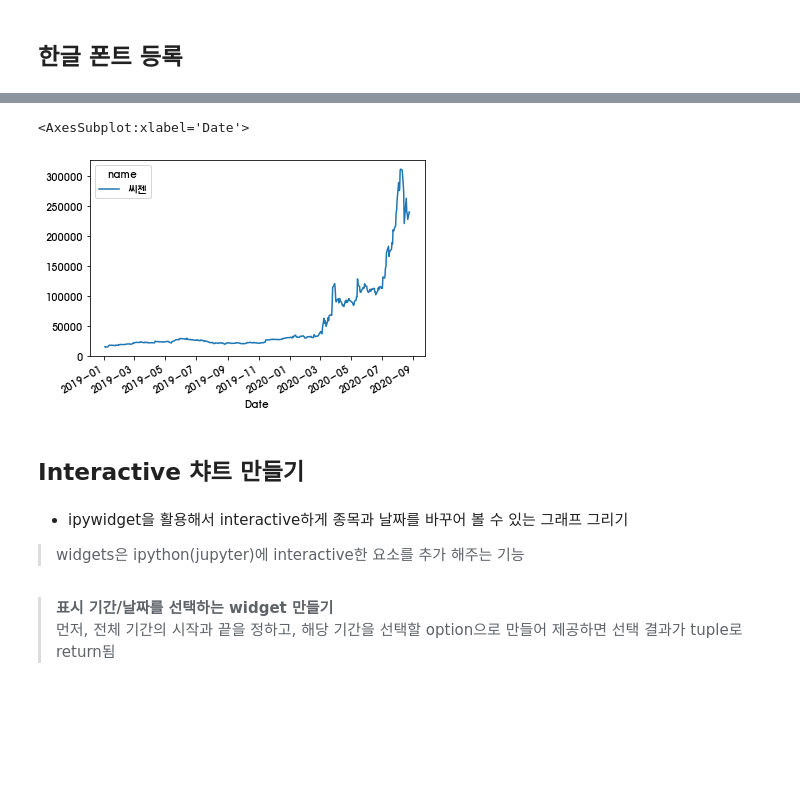
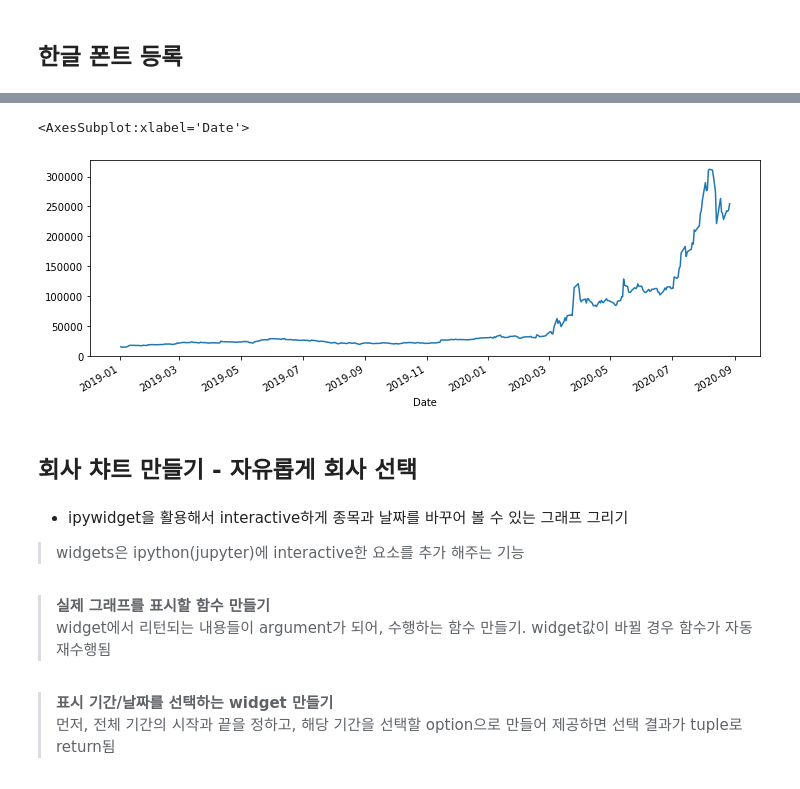
Before and after one commit to sumyeon/python_analytics_atoz, a Jupyter notebook: financial_analysis.ipynb, the cells around one changed output, grey strips where cells are left out. Saved outputs shown, nothing was run; the diff lists cells and outputs as text; code cells hidden in the pictures; blank space fills up the shorter version.

```diff
--- a/financial_analysis.ipynb
+++ b/financial_analysis.ipynb
@@ -118,14 +125,27 @@ pdrdata.DataReader('054620', 'naver', '2020-08-01','2020-08-15')
 ## 회사별 주식 정보를 리턴
 # %%
 def getStockHistory(companylist, start='2018-01-01', end=datetime.datetime.now().strftime('%Y-%m-%d')):
+    """
+    return the stock histories of the companies given
+
+    Parameters:
+        companylist : list - list of company names or codes
+        start       : Str - start date string
+        end         : Str - end date string
+
+    Returns:
+        list : list of stock history data frame
+    """
 
     if isinstance(companylist[0], str) and not companylist[0].isnumeric():
         companylist = [name2code_dict[name] for name in companylist]
 
     dflist = [pdrdata.DataReader(code, 'naver', start, end) for code in companylist]
     dflist2 = [df.apply(pd.to_numeric) for df in dflist]
+
     for idx, code in enumerate(companylist):
-        dflist2[idx]['name'] = code2name_dict[code]
-        dflist2[idx] = dflist2[idx].set_index('name', append=True).unstack()
+        dflist2[idx]['name'] = code2name_dict[code]      # index에 회사명을 추가
+        dflist2[idx] = dflist2[idx].set_index('name', append=True).unstack()   # index의 회사명을 column으로 보내기
+        dflist2[idx] = dflist2[idx].swaplevel(0,1,1)
     return pd.concat(dflist2, axis=1)
 # %%
@@ -182,2 +202,4 @@ plt.rc('font', family=font_name)
+# %%
+name = "씨젠"
 # %%
-stockdf = getStockHistory(["씨젠"], start='2019-01-01')
+stockdf = getStockHistory([name], start='2019-01-01')
@@ -184,12 +217,15 @@ stockdf = getStockHistory(["씨젠"], start='2019-01-01')
 # %%
-stockdf['Close'].plot()
+stockdf[(name,'Close')].plot(figsize=(12,4))
 # %% [output]
 <AxesSubplot:xlabel='Date'>
-[figure, old version]
+[figure, new version]
 # %% [markdown]
-## Interactive 챠트 만들기
+## 회사 챠트 만들기 - 자유롭게 회사 선택
 # %% [markdown]
  - ipywidget을 활용해서 interactive하게 종목과 날짜를 바꾸어 볼 수 있는 그래프 그리기
  > widgets은 ipython(jupyter)에 interactive한 요소를 추가 해주는 기능
 # %%
 import ipywidgets as widgets
+# %% [markdown]
+> <b> 실제 그래프를 표시할 함수 만들기 </b> <br>
+> widget에서 리턴되는 내용들이 argument가 되어, 수행하는 함수 만들기. widget값이 바뀔 경우 함수가 자동 재수행됨
```
Also changed, not shown: parts of 46 cells of this notebook.
